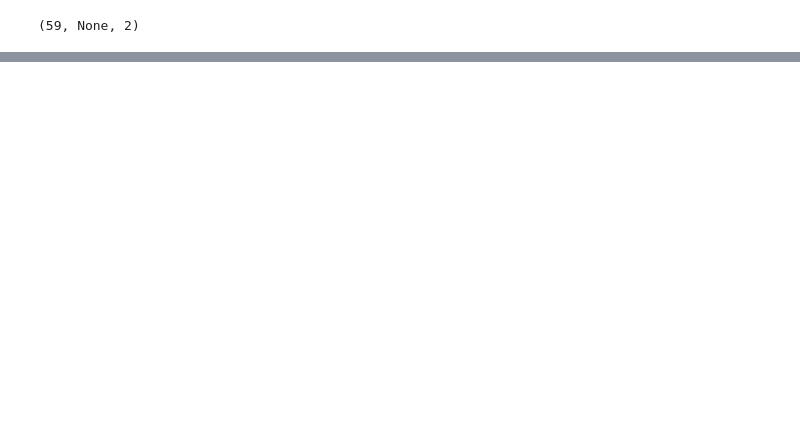
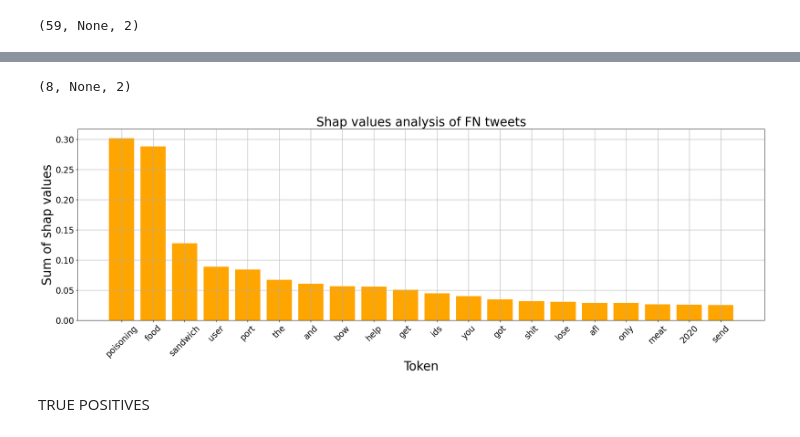
Before and after one commit to auro736/food_risk_MS_thesis, a Jupyter notebook: tasks/prova.ipynb, the cells around one changed output, grey strips where cells are left out. Saved outputs shown, nothing was run; the diff lists cells and outputs as text; code cells hidden in the pictures; blank space fills up the shorter version.

```diff
--- a/tasks/prova.ipynb
+++ b/tasks/prova.ipynb
@@ -120,0 +98,28 @@ plt.show()
+# %%
+tweet_FN = df_FN['Tweet'].values.tolist()
+# %%
+shap_values = explainer(tweet_FN)
+shap_values.shape
+# %% [output]
+(8, None, 2)
+# %%
+token_dict = create_token_dict(shap_values)
+sorted = sorted(token_dict.items(), key = lambda x:x[1], reverse = True)
+sorted_d = dict(sorted)
+# %%
+to_plot = get_top_n(20, sorted_d)
+# %%
+plt.figure(figsize=(25,7))
+plt.bar(range(len(to_plot)), list(to_plot.values()), tick_label=list(to_plot.keys()), color = 'orange')
+plt.xticks(fontsize=17, rotation = 45)
+plt.yticks(fontsize=17)
+plt.title('Shap values analysis of FN tweets', fontsize = 25)
+plt.xlabel('Token', fontsize = 25)
+plt.ylabel('Sum of shap values', fontsize = 25)
+plt.grid()
+plt.savefig('shap_FN.png',bbox_inches='tight')
+plt.show()
+# %% [output]
+[figure, added]
+# %% [markdown]
+TRUE POSITIVES
```
Also changed, not shown: parts of 31 cells of this notebook, 7 other files.
